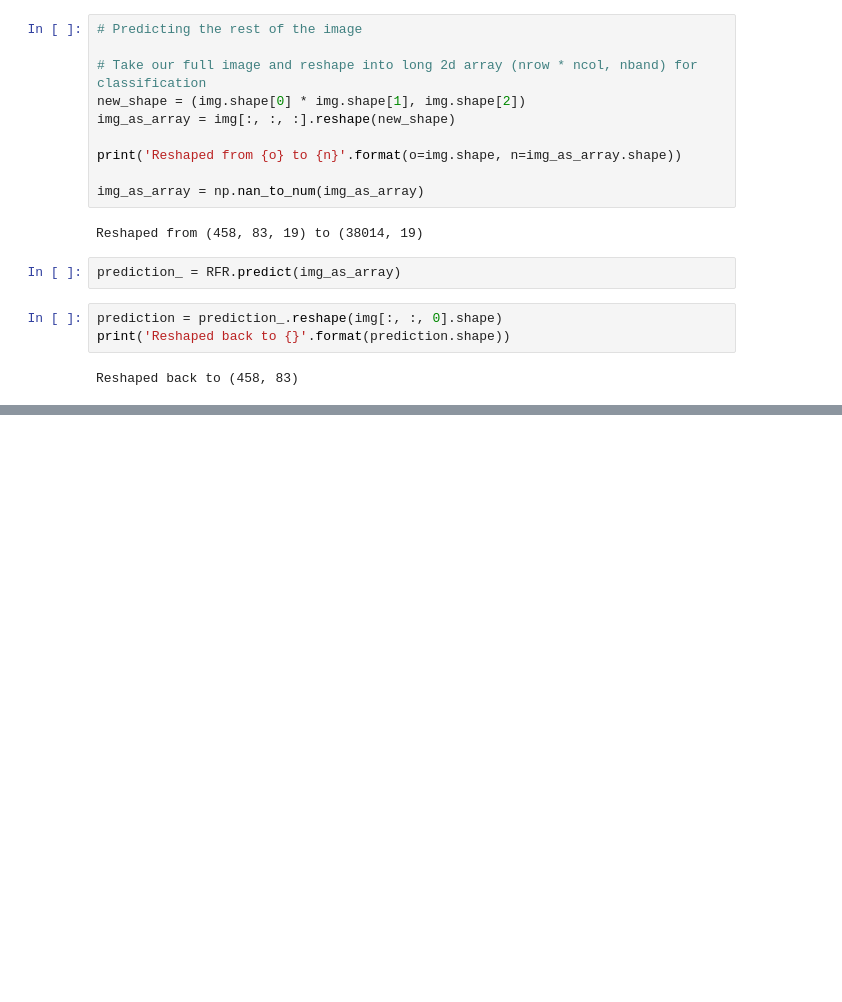
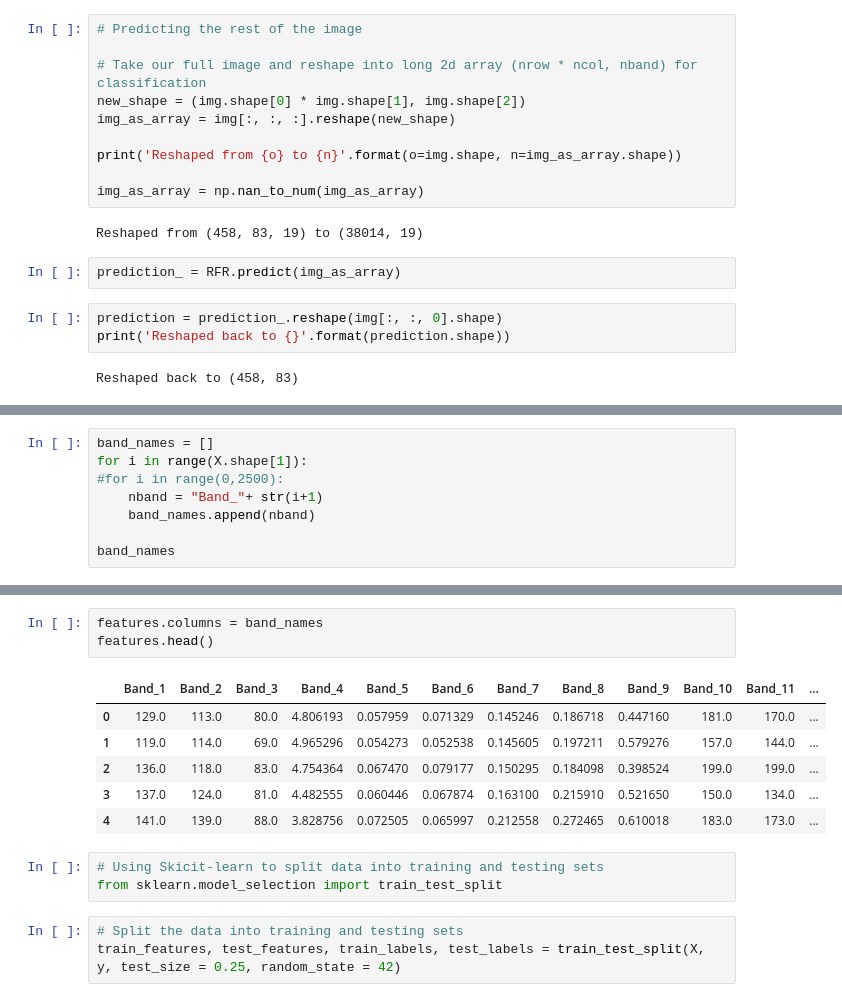
Before and after one commit to florianbeyer/RegressionScript, a Jupyter notebook: RFR_Image_Points.ipynb, the cells around one changed output, grey strips where cells are left out. Cells and saved outputs as stored; diff of their text form; blank space fills up the shorter version.

```diff
--- a/RFR_Image_Points.ipynb
+++ b/RFR_Image_Points.ipynb
@@ -263,0 +259,8 @@ kr = GridSearchCV(KernelRidge(kernel='rbf', gamma=0.1), cv=5,
+# %%
+band_names = []
+for i in range(X.shape[1]):
+#for i in range(0,2500):
+    nband = "Band_"+ str(i+1)
+    band_names.append(nband)
+
+band_names
@@ -263,0 +287,16 @@ kr = GridSearchCV(KernelRidge(kernel='rbf', gamma=0.1), cv=5,
+# %%
+features.columns = band_names
+features.head()
+# %% [output]
+|  | Band_1 | Band_2 | Band_3 | Band_4 | Band_5 | Band_6 | Band_7 | Band_8 | Band_9 | Band_10 | Band_11 | ... |
+| 0 | 129.0 | 113.0 | 80.0 | 4.806193 | 0.057959 | 0.071329 | 0.145246 | 0.186718 | 0.447160 | 181.0 | 170.0 | ... |
+| 1 | 119.0 | 114.0 | 69.0 | 4.965296 | 0.054273 | 0.052538 | 0.145605 | 0.197211 | 0.579276 | 157.0 | 144.0 | ... |
+| 2 | 136.0 | 118.0 | 83.0 | 4.754364 | 0.067470 | 0.079177 | 0.150295 | 0.184098 | 0.398524 | 199.0 | 199.0 | ... |
+| 3 | 137.0 | 124.0 | 81.0 | 4.482555 | 0.060446 | 0.067874 | 0.163100 | 0.215910 | 0.521650 | 150.0 | 134.0 | ... |
+| 4 | 141.0 | 139.0 | 88.0 | 3.828756 | 0.072505 | 0.065997 | 0.212558 | 0.272465 | 0.610018 | 183.0 | 173.0 | ... |
+# %%
+# Using Skicit-learn to split data into training and testing sets
+from sklearn.model_selection import train_test_split
+# %%
+# Split the data into training and testing sets
+train_features, test_features, train_labels, test_labels = train_test_split(X, y, test_size = 0.25, random_state = 42)
```
Also changed, not shown: parts of 24 cells of this notebook, 10 other files.
